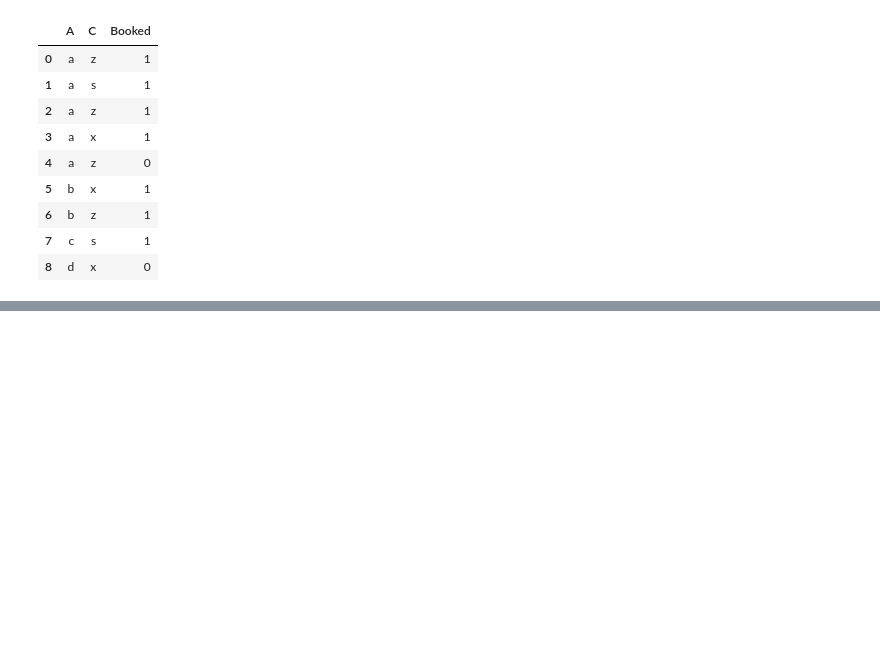
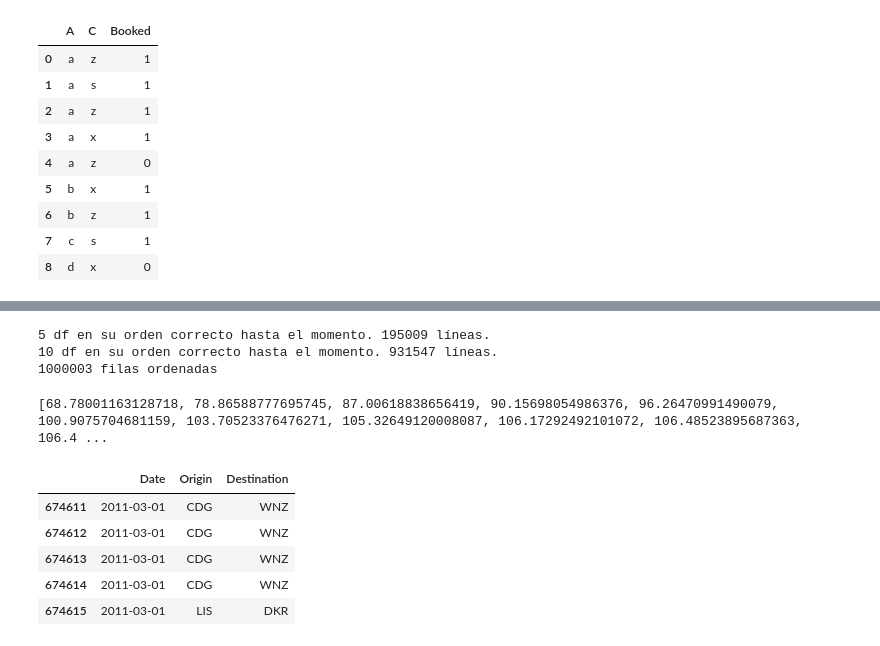
Before and after one commit to bdeotto/reto_Amadeus, a Jupyter notebook: reto_Amadeus.ipynb, the cells around one changed output, grey strips where cells are left out. Drawn from its saved outputs; the diff is of its cells as text; code cells hidden in the pictures; blank space fills up the shorter version.

```diff
--- a/reto_Amadeus.ipynb
+++ b/reto_Amadeus.ipynb
@@ -1725,0 +1810,48 @@ df_toysebo
+# %%
+# Sigo simulando que los archivos son demasiado grandes para trabajar con ellos completos.
+
+# Fase 1, segunda etapa:  orden global (de todas las filas de todos los df mini)
+# Observación: este proceso se puede correr varias veces para hacer más homogéneo el tamaño de los df
+
+len_df_bo_mini_sum_1=0 # Para comprobaciones
+n_brk_L=[]
+for i in range(n_bo_mini): # Ciclo principal
+    for j in range (i+1,n_bo_mini): # Ciclo secundario: combina df dos a dos, ordena y reparte de nuevo
+        df_aux=pd.DataFrame()
+        df_aux=globals()['df_bo_mini'+str(i)].append(globals()['df_bo_mini'+str(j)])\
+                                             .sort_values(by=globals()['df_bo_mini'+str(i)].columns.tolist())
+        n_dif_rw=df_aux['Date'].nunique() # Núm. de fechas distintas
+        # print (f'proceso ({i},{j}): {n_dif_rw}') # info para tests
+        n_brk=int(n_dif_rw/2) # Núm de fechas distintas al primer df. Evita separar filas iguales en el reparto
+        n_brk_L.append(n_brk) # Lista de valores de corte (número de fechas distintas en cada df (+/-1)
+        Dates_L=df_aux['Date'].unique()
+        Dates_L_i=Dates_L[:n_brk] # Lista de fechas que irán al primer df
+        Dates_L_j=Dates_L[n_brk:] # Lista de fechas que irán al segundo df
+        globals()['df_bo_mini'+str(i)]=df_aux[df_aux['Date'].isin(Dates_L_i)]
+        globals()['df_bo_mini'+str(j)]=df_aux[df_aux['Date'].isin(Dates_L_j)]
+    len_bo_mini_i=len(globals()['df_bo_mini'+str(i)])
+    len_df_bo_mini_sum_1+=len_bo_mini_i
+    # print (np.std(n_brk_L)) # info para tests
+    std_L.append(np.std(n_brk_L)) # Registro de d. típicas (curiosidad)
+    if (i+1)%5==0:
+        print (f'{i+1} df en su orden correcto hasta el momento. {len_df_bo_mini_sum_1} líneas.')
+print (f'{len_df_bo_mini_sum_1} filas ordenadas')
+# %% [output]
+5 df en su orden correcto hasta el momento. 195009 líneas.
+10 df en su orden correcto hasta el momento. 931547 líneas.
+1000003 filas ordenadas
+# %%
+print (std_L) # Se añaden valores nuevos cada vez que se ejecuta el proceso anterior
+# %% [output]
+[68.78001163128718, 78.86588777695745, 87.00618838656419, 90.15698054986376, 96.26470991490079, 100.9075704681159, 103.70523376476271, 105.32649120008087, 106.17292492101072, 106.48523895687363, 106.4 ...
+# %%
+# Inspeccion/comprobación:
+
+globals()['df_bo_mini0'].head()
+# %% [output]
+|  | Date | Origin | Destination |
+| 674611 | 2011-03-01 | CDG | WNZ |
+| 674612 | 2011-03-01 | CDG | WNZ |
+| 674613 | 2011-03-01 | CDG | WNZ |
+| 674614 | 2011-03-01 | CDG | WNZ |
+| 674615 | 2011-03-01 | LIS | DKR |
```
Also changed, not shown: parts of 11 cells of this notebook.
